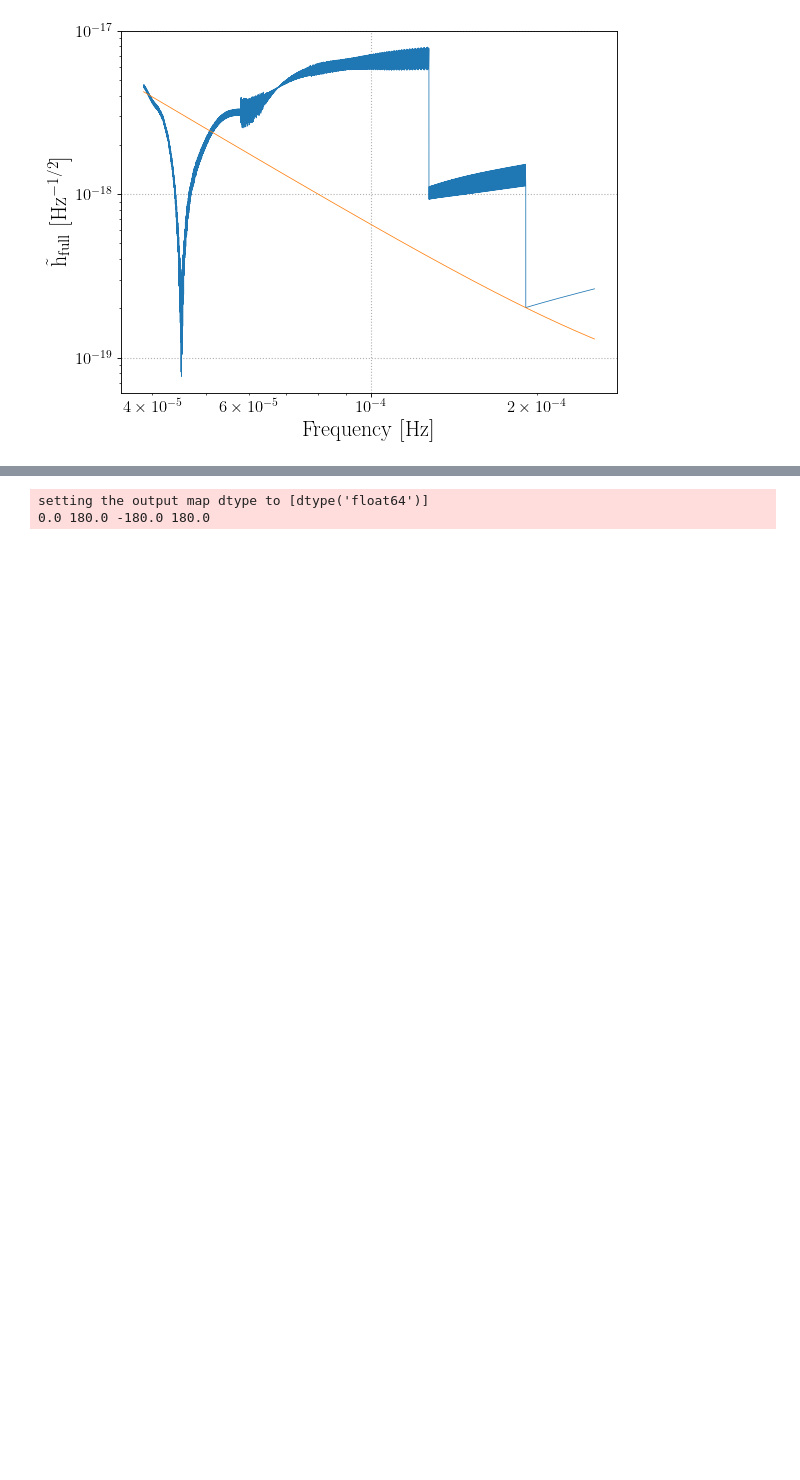
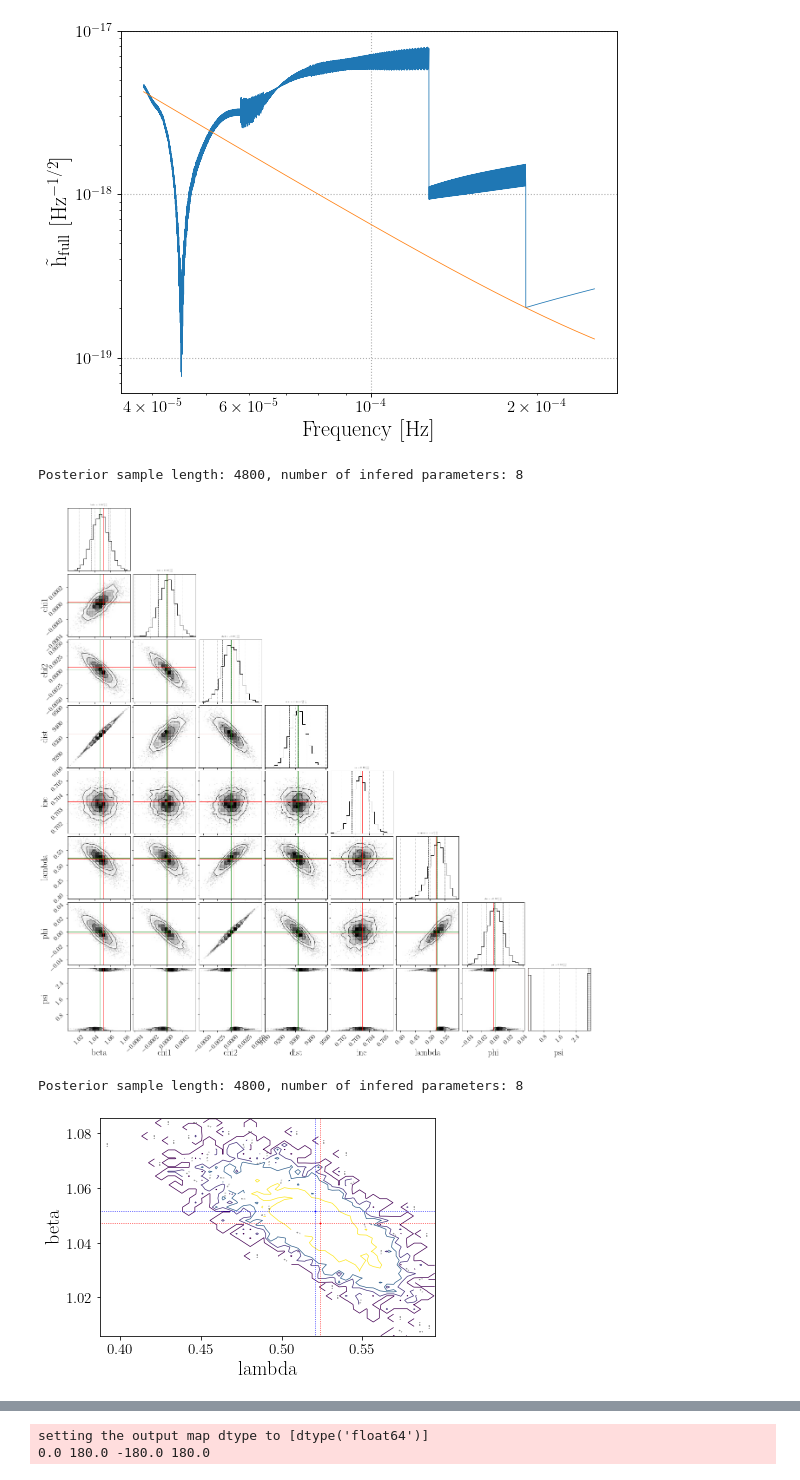
Before and after one commit to PAduverne/SYNEX, a Jupyter notebook: test_functions/Installation_tests.ipynb, the cells around one changed output, grey strips where cells are left out. Drawn from its saved outputs; the diff is of its cells as text; code cells hidden in the pictures; blank space fills up the shorter version.

```diff
--- a/test_functions/Installation_tests.ipynb
+++ b/test_functions/Installation_tests.ipynb
@@ -281,3 +255,16 @@ if not os.path.isfile(Merger.H5File):
 
 ### NOTE: you may need to run this in a seperate shell script when testing on cluster. See the SYNEX manual
 #         for example shell scripts in section `Running on cluster'.
+# %%
+# See inference results
+SYU.PlotInferenceData(Merger.H5File, SaveFig=False)
+
+# See just lambda and beta (equivalent of RA and Dec)
+# Note: convention in lisabeta is slightly different with RA <--> lattitude.
+# Note: red is true location, blue is best fit posterior.
+SYU.PlotInferenceLambdaBeta(Merger.H5File, bins=50, SkyProjection=False, SaveFig=False, return_data=False)
+# %% [output]
+Posterior sample length: 4800, number of infered parameters: 8
+[figure, added]
+Posterior sample length: 4800, number of infered parameters: 8
+[figure, added]
```
Also changed, not shown: parts of 13 cells of this notebook, 2 other files.
